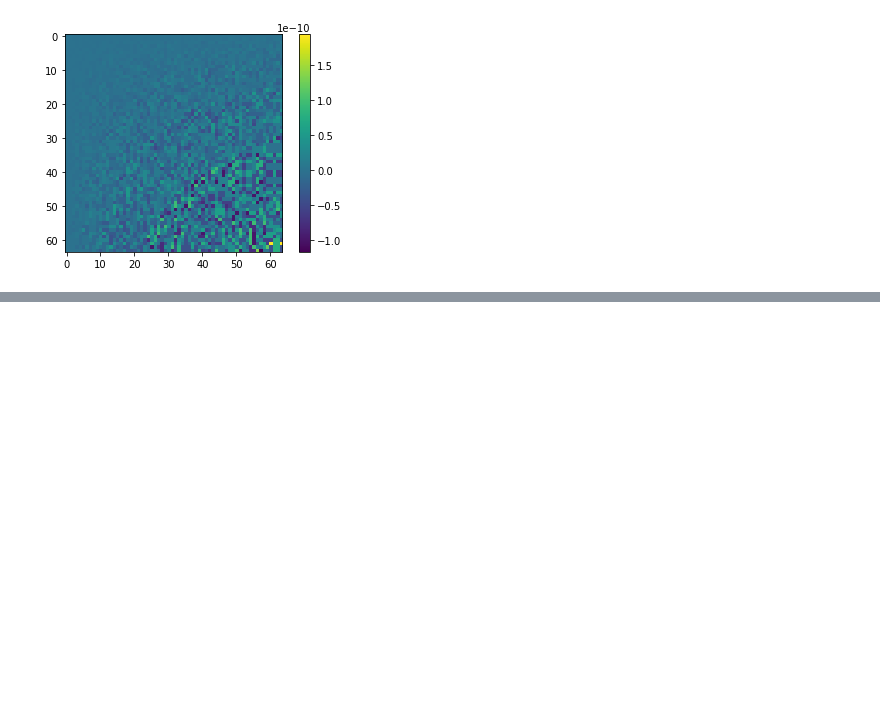
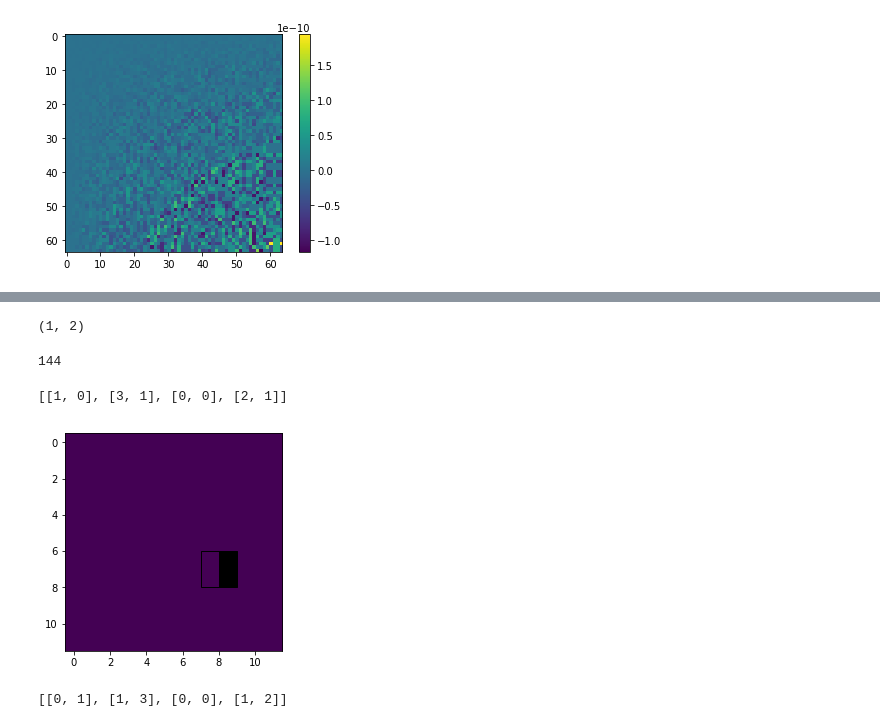
Before and after one commit to TakGlobus/class, a Jupyter notebook: MachineLearning_Kondor/prg_hw3_notebook.ipynb, the cells around one changed output, grey strips where cells are left out. Saved outputs shown, nothing was run; the diff lists cells and outputs as text; code cells hidden in the pictures; blank space fills up the shorter version.

```diff
--- a/MachineLearning_Kondor/prg_hw3_notebook.ipynb
+++ b/MachineLearning_Kondor/prg_hw3_notebook.ipynb
@@ -255,0 +262,60 @@ plt.colorbar()
+# %%
+a,b = 1,2
+a,b
+# %% [output]
+(1, 2)
+# %%
+def tmp_feature_list(nx=64,ny=64,height=2,width=1,stride=1):
+    # 2 by 1
+    f21_list = []
+    for i in range(0,nx,stride):
+        for j in range(0,ny, stride):
+            #shaded
+            xs, ys  = i+stride,j # upper left
+            _xs,_ys = i+stride+height, j+width# bottom right
+            # unshaded
+            xu, yu  = i,j # upper left
+            _xu,_yu = i+height, j+width# bottom right
+            # shaded + unshaded
+            f21_list += [[[xs, ys],[_xs, _ys],[xu, yu],[_xu, _yu]]]
+            # unshaded + shaded
+            #f21_list.extend([[xu, yu],[_xu, _yu],[xs, ys],[_xs, _ys]])
+    return f21_list
+# %%
+tmp_list = tmp_feature_list(nx=12,ny=12)
+# %%
+len(tmp_list)
+# %% [output]
+144
+# %%
+tmp_list[0]
+# %% [output]
+[[1, 0], [3, 1], [0, 0], [2, 1]]
+# %%
+ind = 90
+a = np.zeros((12,12))
+fig = plt.figure(figsize=(4,4))
+ax = plt.subplot(111)
+x,y,z,s = tmp_list[ind]
+plt.imshow(a)
+ax.add_patch(mpl_patches.Rectangle(
+    (x[0], x[1]),
+    width = y[1] - x[1],
+    height = y[0] - x[0],
+    linewidth=1,
+    edgecolor="black",
+    facecolor='black'
+    )
+)
+ax.add_patch(mpl_patches.Rectangle(
+    (z[0], z[1]),
+    width = s[1] - z[1],
+    height = s[0] - z[0],
+    linewidth=1,
+    edgecolor="black",
+    facecolor="none"
+    )
+)
+plt.show()
+# %% [output]
+[figure, added]
@@ -255,0 +357,4 @@ plt.colorbar()
+# %%
+tmp2_list[0]
+# %% [output]
+[[0, 1], [1, 3], [0, 0], [1, 2]]
```
Also changed, not shown: parts of 37 cells of this notebook.
